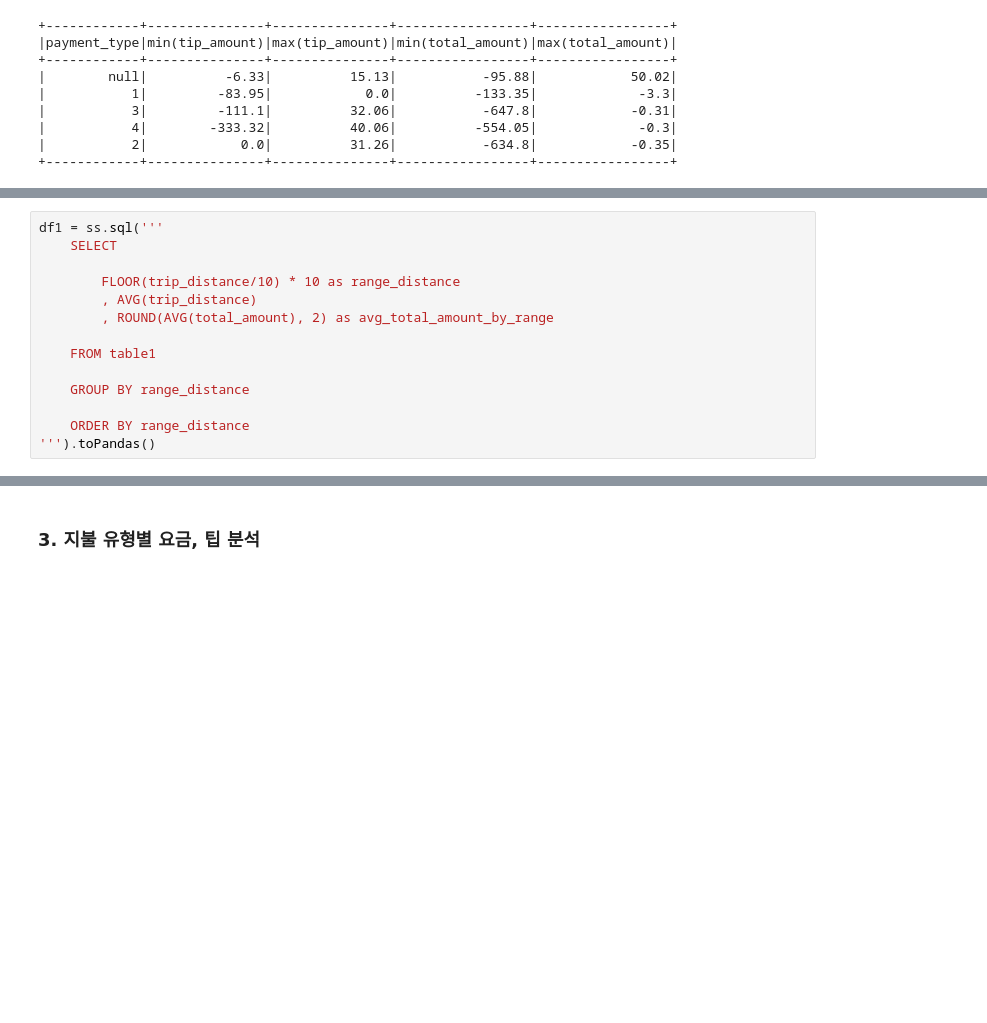
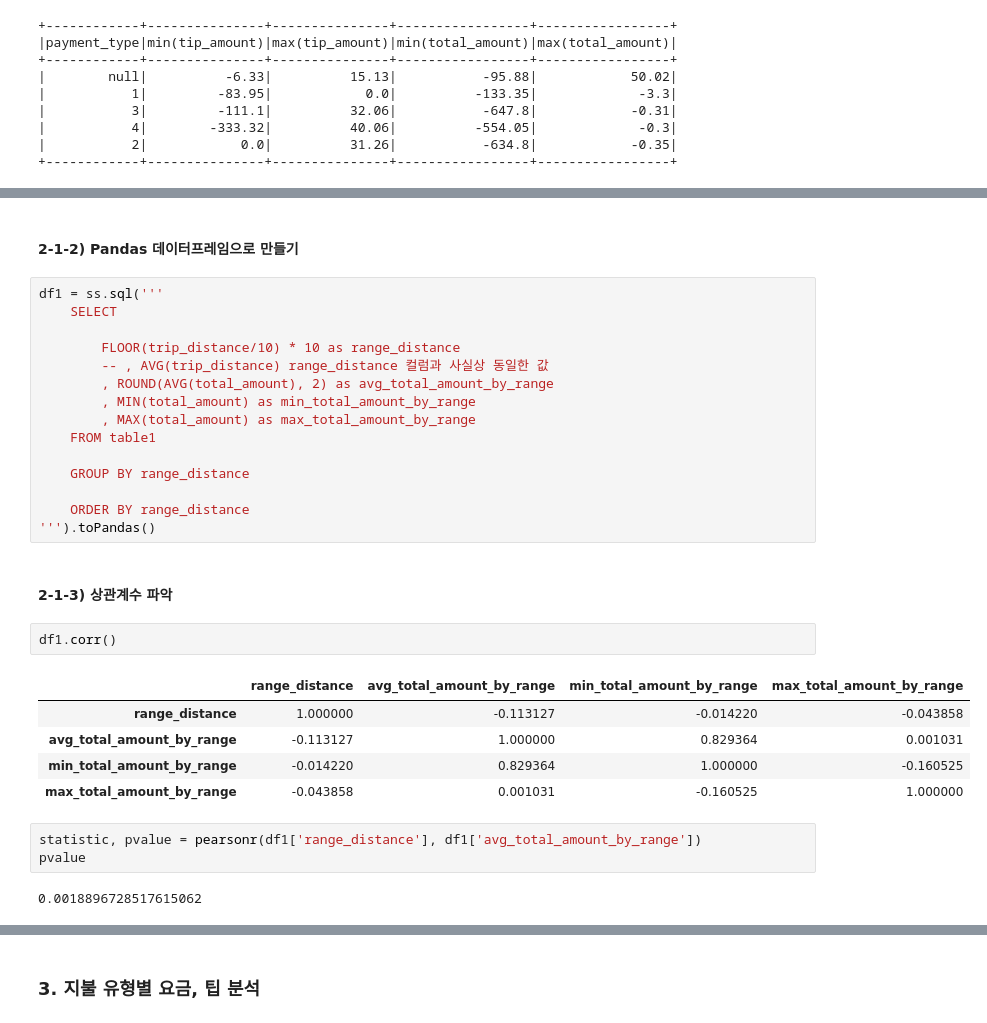
Before and after one commit to ZeroJoon2/aws_test, a Jupyter notebook: src/241211_YellowTaxi2.ipynb, the cells around one changed output, grey strips where cells are left out. Saved outputs shown, nothing was run; the diff lists cells and outputs as text; blank space fills up the shorter version.

```diff
--- a/src/241211_YellowTaxi2.ipynb
+++ b/src/241211_YellowTaxi2.ipynb
@@ -122,15 +294,33 @@ ss.sql('''
 only showing top 20 rows
+# %% [markdown]
+#### 2-1-2) Pandas 데이터프레임으로 만들기
 # %%
 df1 = ss.sql('''
     SELECT
 
         FLOOR(trip_distance/10) * 10 as range_distance
-        , AVG(trip_distance)
+        -- , AVG(trip_distance) range_distance 컬럼과 사실상 동일한 값
         , ROUND(AVG(total_amount), 2) as avg_total_amount_by_range
-
+        , MIN(total_amount) as min_total_amount_by_range
+        , MAX(total_amount) as max_total_amount_by_range
     FROM table1
 
     GROUP BY range_distance
 
     ORDER BY range_distance
 ''').toPandas()
+# %% [markdown]
+#### 2-1-3) 상관계수 파악
+# %%
+df1.corr()
+# %% [output]
+|  | range_distance | avg_total_amount_by_range | min_total_amount_by_range | max_total_amount_by_range |
+| range_distance | 1.000000 | -0.113127 | -0.014220 | -0.043858 |
+| avg_total_amount_by_range | -0.113127 | 1.000000 | 0.829364 | 0.001031 |
+| min_total_amount_by_range | -0.014220 | 0.829364 | 1.000000 | -0.160525 |
+| max_total_amount_by_range | -0.043858 | 0.001031 | -0.160525 | 1.000000 |
+# %%
+statistic, pvalue = pearsonr(df1['range_distance'], df1['avg_total_amount_by_range'])
+pvalue
+# %% [output]
+0.0018896728517615062
```
Also changed, not shown: parts of 39 cells of this notebook, 2 other files.
